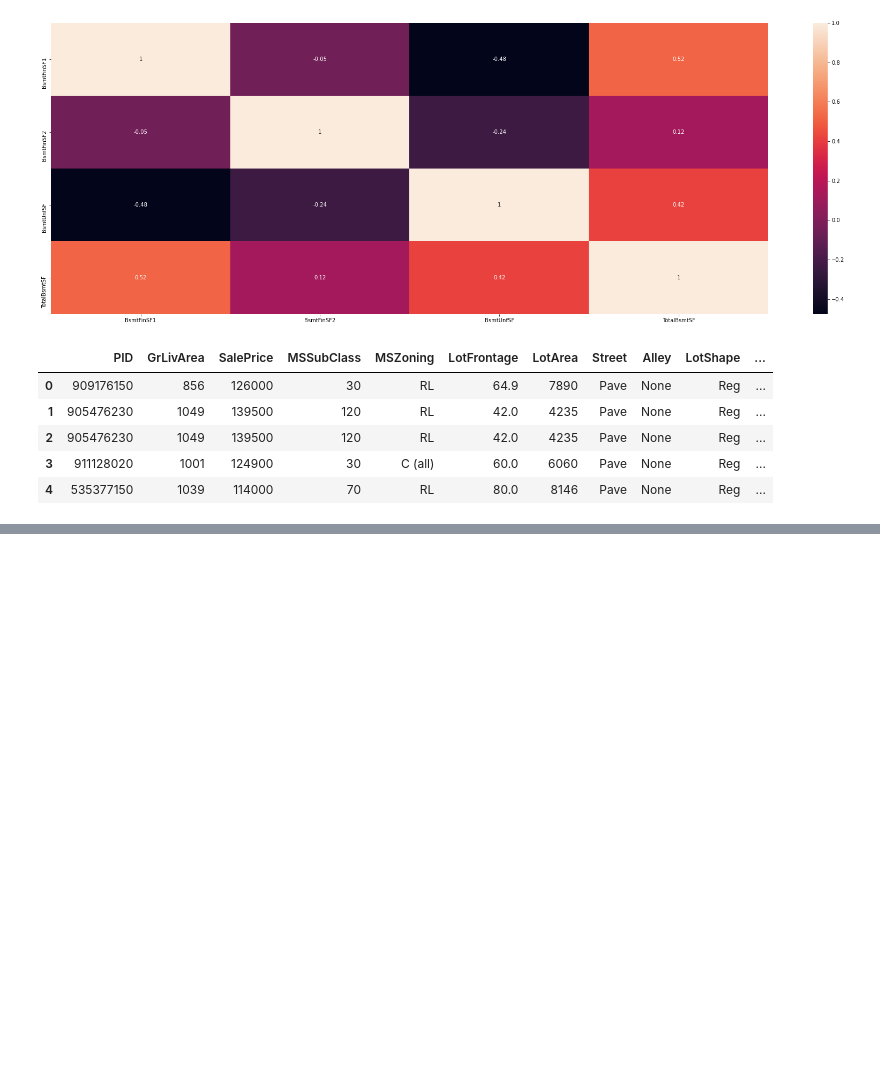
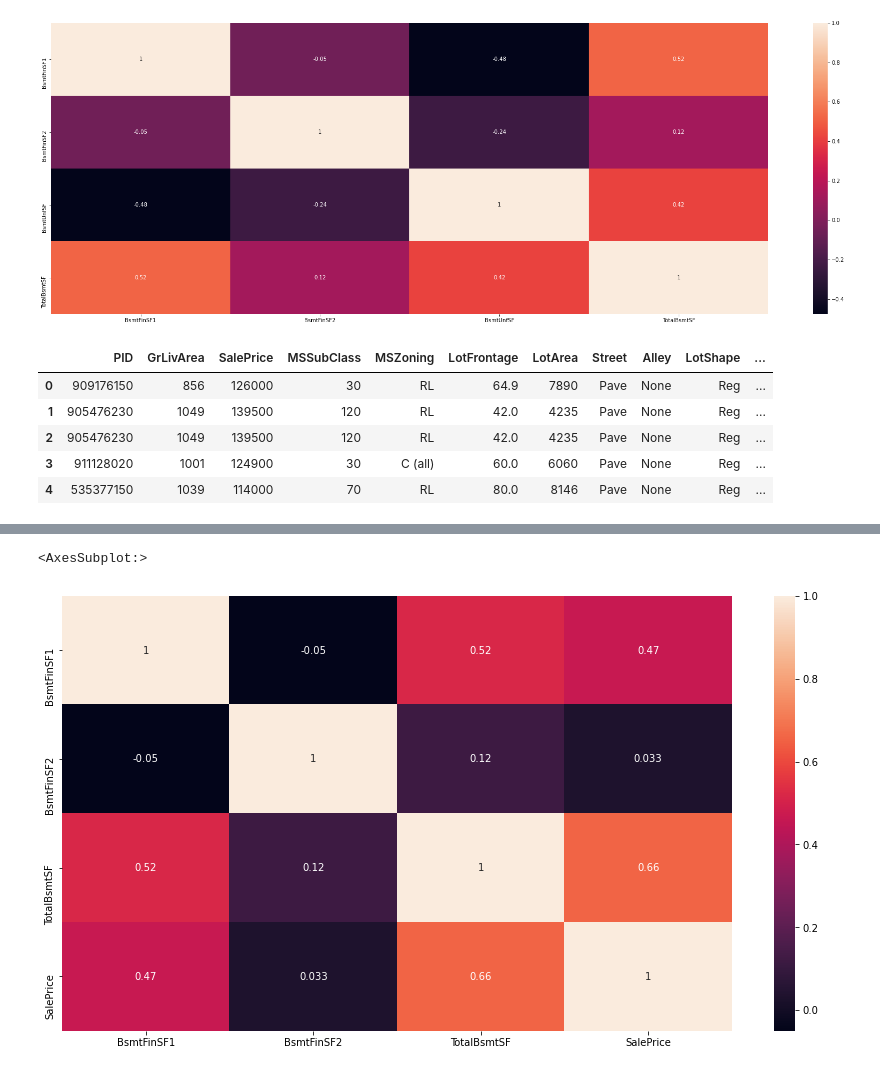
Before and after one commit to nickelworks/machine-learning-housing-project, a Jupyter notebook: charles/eda/Untitled.ipynb, the cells around one changed output, grey strips where cells are left out. Saved outputs shown, nothing was run; the diff lists cells and outputs as text; code cells hidden in the pictures; blank space fills up the shorter version.

```diff
--- a/charles/eda/Untitled.ipynb
+++ b/charles/eda/Untitled.ipynb
@@ -437,0 +527,5 @@ Length: 942, dtype: int64
+# %%
+sns.heatmap(data[['BsmtFinSF1','BsmtFinSF2','TotalBsmtSF','SalePrice']].corr(), annot = True)
+# %% [output]
+<AxesSubplot:>
+[figure, added]
```
Also changed, not shown: parts of 41 cells of this notebook, 1 other file.
